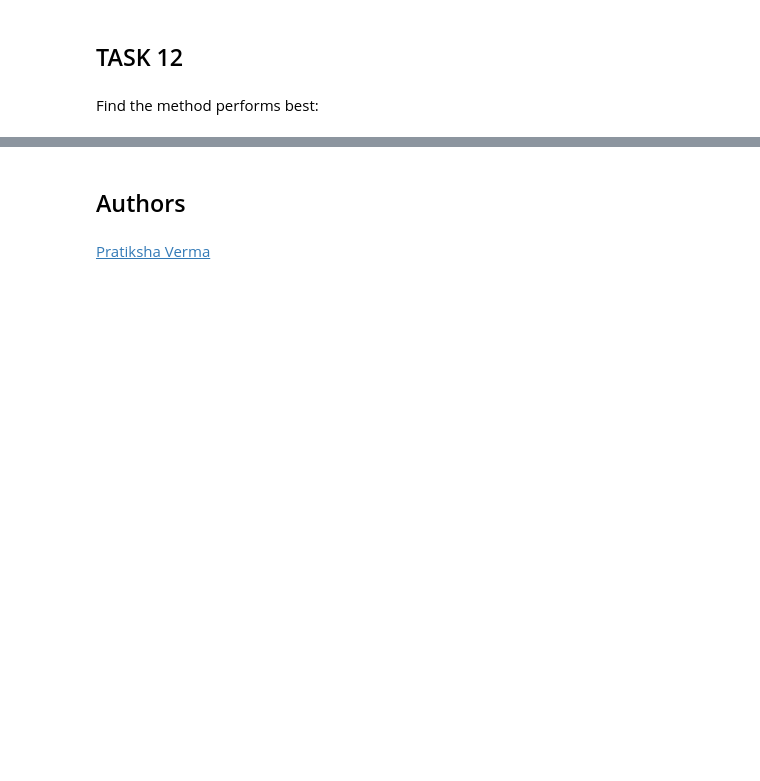
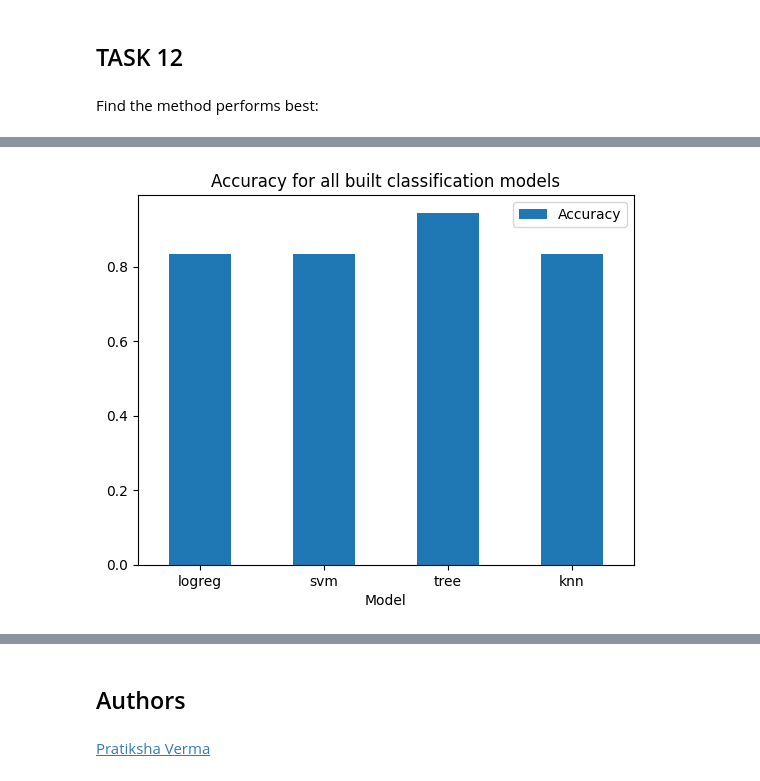
Before and after one commit to edvdjr/spacex-launch-analysis, a Jupyter notebook: 8-Prediction.ipynb, the cells around one changed output, grey strips where cells are left out. Saved outputs shown, nothing was run; the diff lists cells and outputs as text; code cells hidden in the pictures; blank space fills up the shorter version.

```diff
--- a/8-Prediction.ipynb
+++ b/8-Prediction.ipynb
@@ -367,7 +321,8 @@ Accuracy: 0.8482142857142858
 # %% [markdown]
 Calculate the accuracy of knn_cv on the test data using the method <code>score</code>:
 # %%
-knn_cv.score(X_test, Y_test)
+acc_dict['knn'] = knn_cv.score(X_test, Y_test)
+print(acc_dict['knn'])
 # %% [output]
 0.8333333333333334
 # %% [markdown]
@@ -381,3 +336,6 @@ plot_confusion_matrix(Y_test, yhat)
 ## TASK  12
 # %% [markdown]
 Find the method performs best:
+# %%
+acc_df = pd.DataFrame.from_dict(acc_dict, orient='index', columns=['Accuracy'])
+acc_df
@@ -384 +348,10 @@ Find the method performs best:
+# %%
+ax = acc_df.plot(kind='bar')
+plt.xlabel('Model')
+plt.xticks(rotation=0)
+plt.title('Accuracy for all built classification models')
+
+plt.show()
+# %% [output]
+[figure, added]
 # %% [markdown]
```
Also changed, not shown: parts of 18 cells of this notebook.
